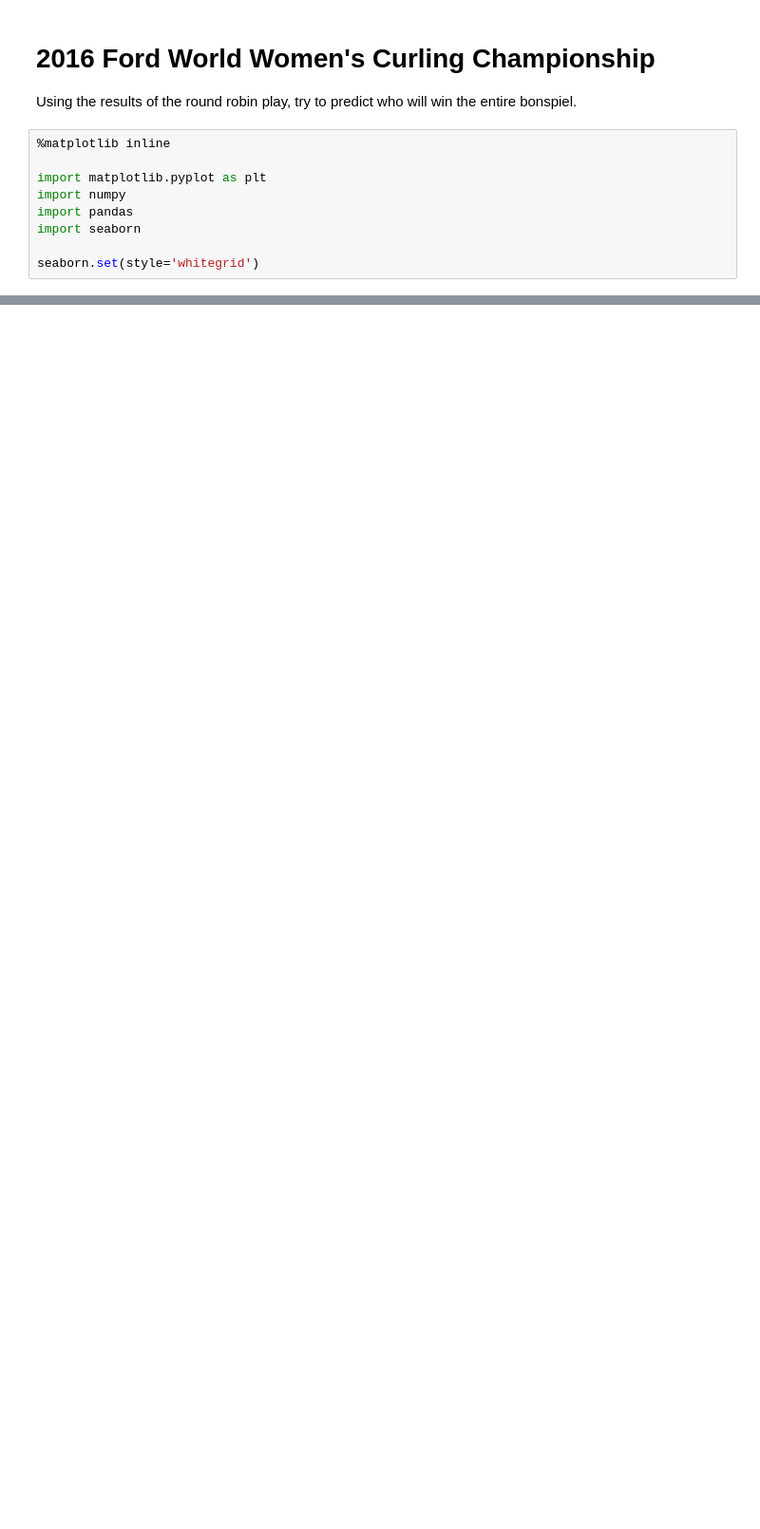
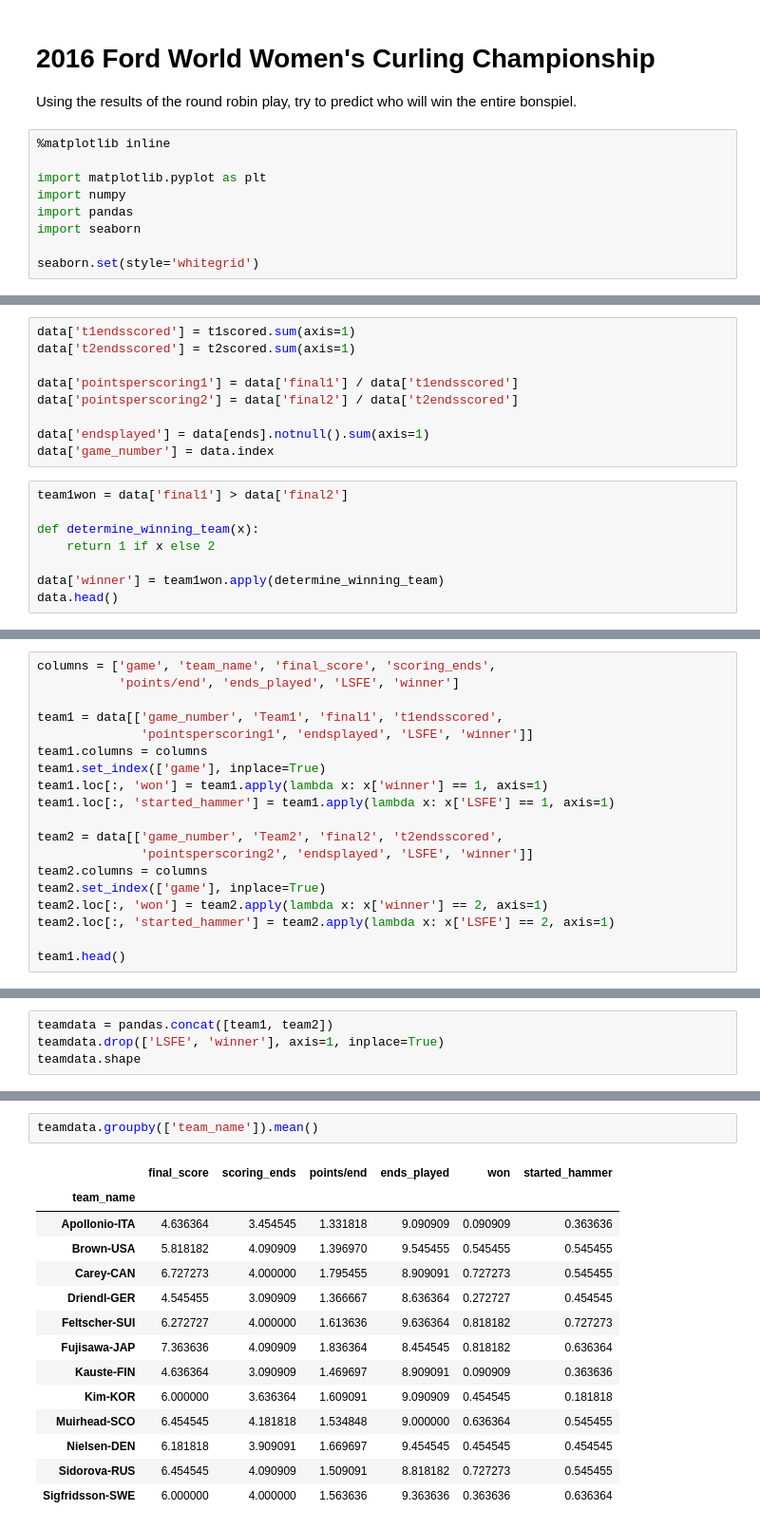
Before and after one commit to mmoran0032/curling, a Jupyter notebook: 2016Ford.ipynb, the cells around one changed output, grey strips where cells are left out. Shown: that part at 95% size. Drawn from its saved outputs; the diff is of its cells as text; blank space fills up the shorter version.

```diff
--- a/2016Ford.ipynb
+++ b/2016Ford.ipynb
@@ -27,0 +58,17 @@ data.head()
+# %%
+data['t1endsscored'] = t1scored.sum(axis=1)
+data['t2endsscored'] = t2scored.sum(axis=1)
+
+data['pointsperscoring1'] = data['final1'] / data['t1endsscored']
+data['pointsperscoring2'] = data['final2'] / data['t2endsscored']
+
+data['endsplayed'] = data[ends].notnull().sum(axis=1)
+data['game_number'] = data.index
+# %%
+team1won = data['final1'] > data['final2']
+
+def determine_winning_team(x):
+    return 1 if x else 2
+
+data['winner'] = team1won.apply(determine_winning_team)
+data.head()
@@ -27,0 +85,19 @@ data.head()
+# %%
+columns = ['game', 'team_name', 'final_score', 'scoring_ends',
+           'points/end', 'ends_played', 'LSFE', 'winner']
+
+team1 = data[['game_number', 'Team1', 'final1', 't1endsscored',
+              'pointsperscoring1', 'endsplayed', 'LSFE', 'winner']]
+team1.columns = columns
+team1.set_index(['game'], inplace=True)
+team1.loc[:, 'won'] = team1.apply(lambda x: x['winner'] == 1, axis=1)
+team1.loc[:, 'started_hammer'] = team1.apply(lambda x: x['LSFE'] == 1, axis=1)
+
+team2 = data[['game_number', 'Team2', 'final2', 't2endsscored',
+              'pointsperscoring2', 'endsplayed', 'LSFE', 'winner']]
+team2.columns = columns
+team2.set_index(['game'], inplace=True)
+team2.loc[:, 'won'] = team2.apply(lambda x: x['winner'] == 2, axis=1)
+team2.loc[:, 'started_hammer'] = team2.apply(lambda x: x['LSFE'] == 2, axis=1)
+
+team1.head()
@@ -27,0 +130,4 @@ data.head()
+# %%
+teamdata = pandas.concat([team1, team2])
+teamdata.drop(['LSFE', 'winner'], axis=1, inplace=True)
+teamdata.shape
@@ -27,0 +136,17 @@ data.head()
+# %%
+teamdata.groupby(['team_name']).mean()
+# %% [output]
+|  | final_score | scoring_ends | points/end | ends_played | won | started_hammer |
+| team_name |  |  |  |  |  |  |
+| Apollonio-ITA | 4.636364 | 3.454545 | 1.331818 | 9.090909 | 0.090909 | 0.363636 |
+| Brown-USA | 5.818182 | 4.090909 | 1.396970 | 9.545455 | 0.545455 | 0.545455 |
+| Carey-CAN | 6.727273 | 4.000000 | 1.795455 | 8.909091 | 0.727273 | 0.545455 |
+| Driendl-GER | 4.545455 | 3.090909 | 1.366667 | 8.636364 | 0.272727 | 0.454545 |
+| Feltscher-SUI | 6.272727 | 4.000000 | 1.613636 | 9.636364 | 0.818182 | 0.727273 |
+| Fujisawa-JAP | 7.363636 | 4.090909 | 1.836364 | 8.454545 | 0.818182 | 0.636364 |
+| Kauste-FIN | 4.636364 | 3.090909 | 1.469697 | 8.909091 | 0.090909 | 0.363636 |
+| Kim-KOR | 6.000000 | 3.636364 | 1.609091 | 9.090909 | 0.454545 | 0.181818 |
+| Muirhead-SCO | 6.454545 | 4.181818 | 1.534848 | 9.000000 | 0.636364 | 0.545455 |
+| Nielsen-DEN | 6.181818 | 3.909091 | 1.669697 | 9.454545 | 0.454545 | 0.454545 |
+| Sidorova-RUS | 6.454545 | 4.090909 | 1.509091 | 8.818182 | 0.727273 | 0.545455 |
+| Sigfridsson-SWE | 6.000000 | 4.000000 | 1.563636 | 9.363636 | 0.363636 | 0.636364 |
```
Also changed, not shown: parts of 10 cells of this notebook, 1 other file.
